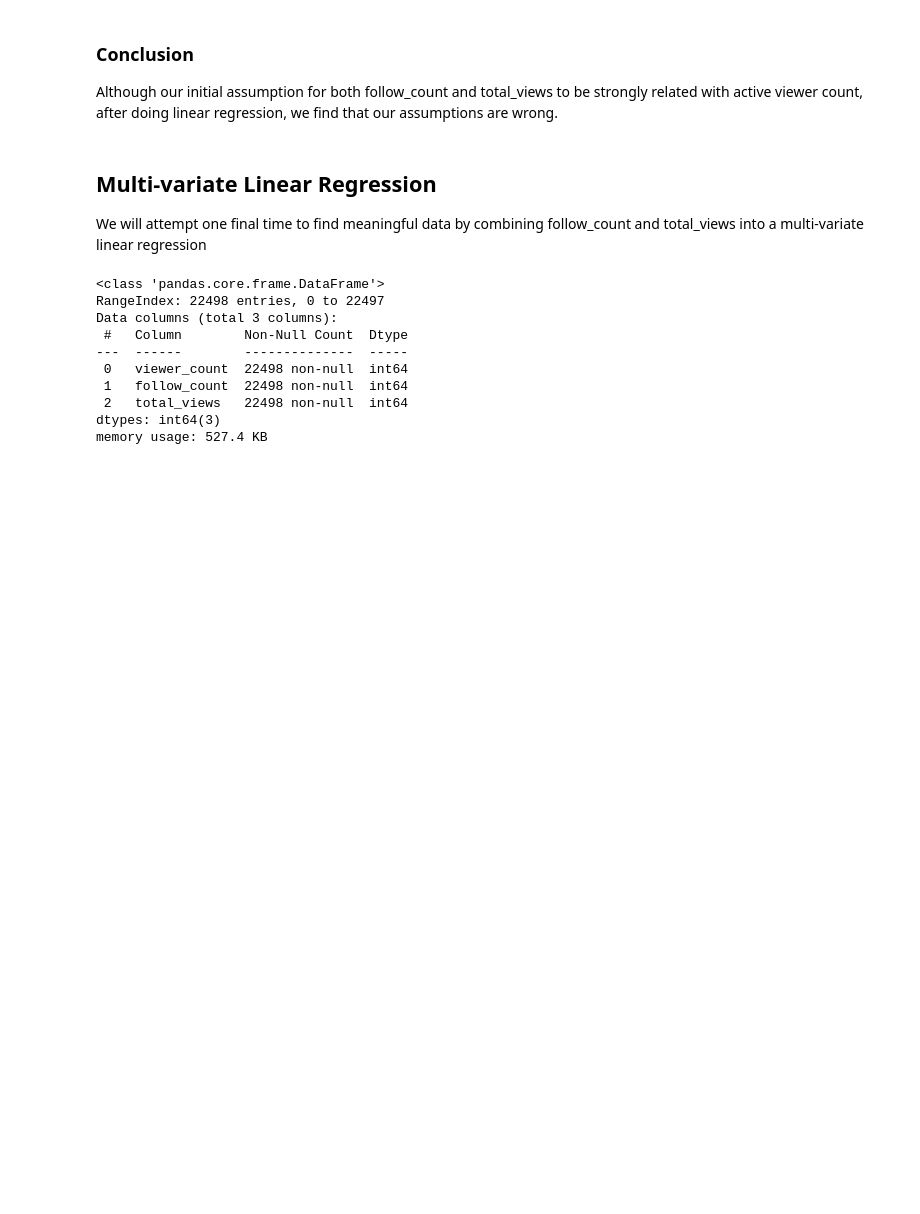
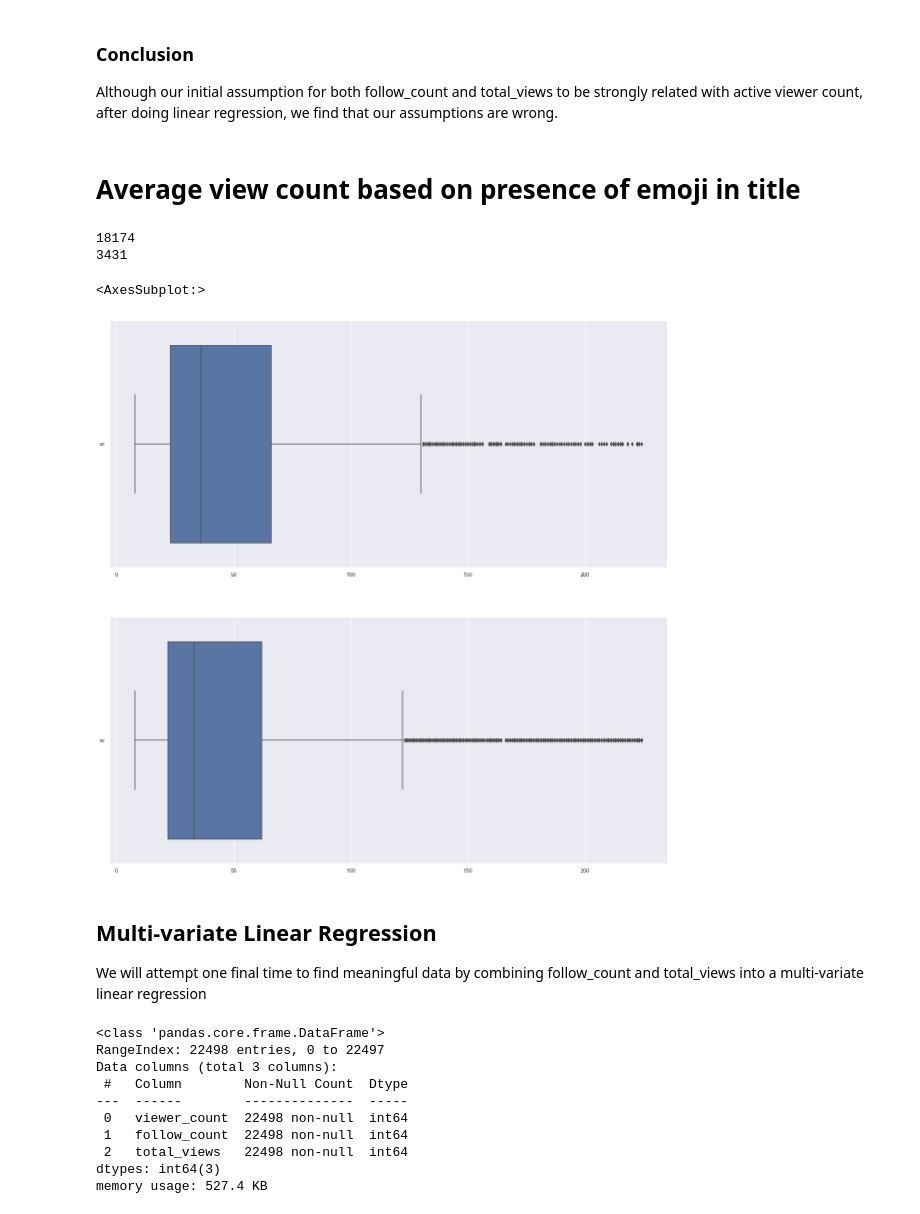
Before and after one commit to whysilon/SC1015proj, a Jupyter notebook: Twitch_SERIOUS.ipynb, the cells around one changed output. Saved outputs shown, nothing was run; the diff lists cells and outputs as text; code cells hidden in the pictures; blank space fills up the shorter version.

```diff
--- a/Twitch_SERIOUS.ipynb
+++ b/Twitch_SERIOUS.ipynb
@@ -483,6 +484,74 @@ Mean Squared Error (MSE)        : 1467.1819084413196
 # %% [markdown]
 ### Conclusion
 Although our initial assumption for both follow_count and total_views to be strongly related with active viewer count, after doing linear regression, we find that our assumptions are wrong.
+# %% [markdown]
+# Average view count based on presence of emoji in title
+# %%
+title_VC = twitchdata[['title','viewer_count']].copy()
+eTitleList = []
+neTitleList = []
+evcList=[]
+nevcList=[]
+
+title = title_VC['title']
+vc = title_VC['viewer_count']
+
+
+outlierindices2 = sorted(outlierindices2, reverse=True)
+#print(outlierindices)
+
+title.drop(axis = 0,               # 0 drops row 1 drops column
+                index = outlierindices, # this takes a list as input
+                inplace = True)
+
+vc.drop(axis = 0,               # 0 drops row 1 drops column
+                index = outlierindices, # this takes a list as input
+                inplace = True)
+print(len(vc))
+#print(title.index)
+#print(len(title))
+for i,x in enumerate(title):
+    #print(x.index)
+    if(type(x)==float):
+        continue
+    #print(x)
+    flag=0
+    for ch in x:
+        #print(ch)
+        if ch in emoji.UNICODE_EMOJI['en']:
+            #print('x')
+            flag=1
+            break
+    if flag==1:
+        eTitleList.append(x)
+        #print(vc[i])
+        evcList.append(vc[title.index[i]])
+    else:
+        neTitleList.append(x)
+        nevcList.append(vc[title.index[i]])
+
+print(len(eTitleList))
+emojiDict = {'title':eTitleList, 'vc':evcList}
+emojiDF = pd.DataFrame(emojiDict)
+emojiDF.describe()
+
+nonemojiDict = {'title':neTitleList, 'vc':nevcList}
+nonemojiDF = pd.DataFrame(nonemojiDict)
+nonemojiDF.describe()
+
+f, axes = plt.subplots(2,1, figsize = (20,20))
+sb.boxplot(data=emojiDF, orient="h", ax=axes[0])
+sb.boxplot(data=nonemojiDF, orient="h", ax=axes[1])
+
+
+#print(eTitleList)
+#print(evcList)
+#print(noEmojiList)
+# %% [output]
+18174
+3431
+<AxesSubplot:>
+[figure, added]
 # %% [markdown]
 ## Multi-variate Linear Regression
 We will attempt one final time to find meaningful data by combining follow_count and total_views into a multi-variate linear regression
```
Also changed, not shown: parts of 15 cells of this notebook.
